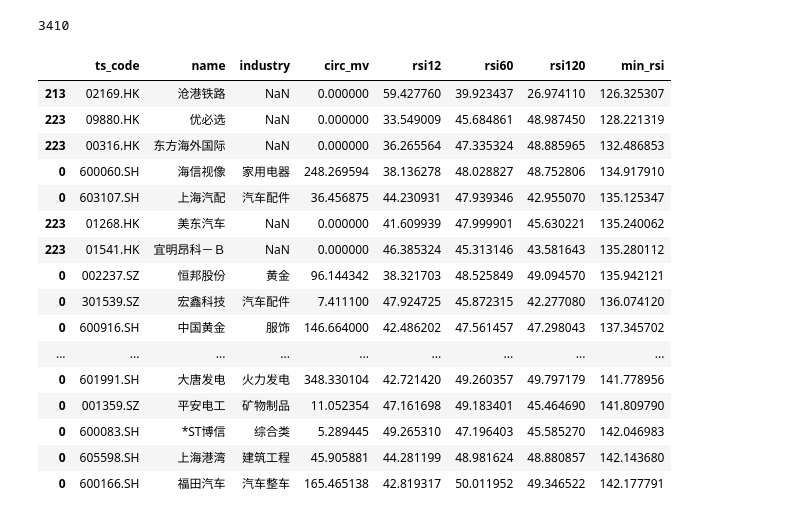
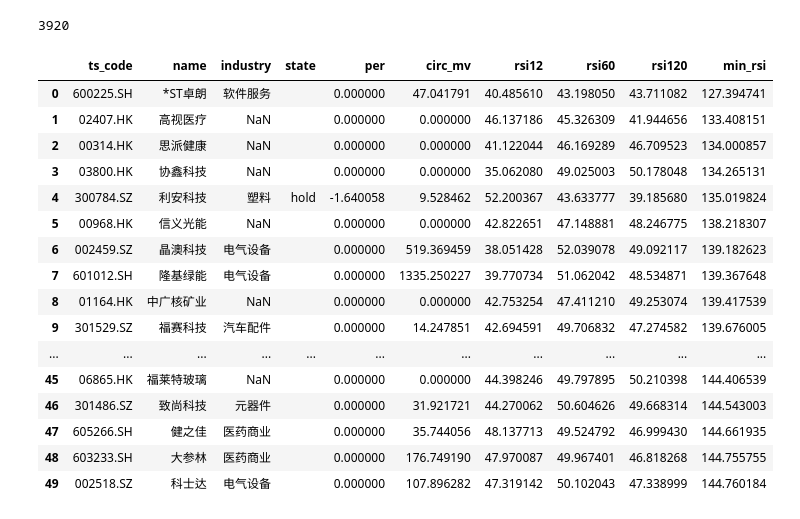
Before and after one commit to pickteemo/stock, a Jupyter notebook: 4_sort.ipynb, the cells around one changed output. Drawn from its saved outputs; the diff is of its cells as text; code cells hidden in the pictures.

```diff
--- a/4_sort.ipynb
+++ b/4_sort.ipynb
@@ -21 +14,20 @@ import shutil
+# %%
+stock_basic_df = pd.read_csv("./data/stock_basic_df.csv")
+ggt_df = pd.read_csv("./data/ggt_basic_df.csv")
+etf_df = pd.read_csv("./data/etf_basic_df.csv")
+fetf_df = pd.read_csv("./data/fetf_basic_df.csv")
+basic_df = pd.read_csv("./data/basic_df.csv")
+
+def chnname(code):
+    name = ''
+    if code in basic_df['ts_code'].values:
+        name = basic_df.loc[basic_df['ts_code'] == code, 'name'].values[0]
+    elif code in fetf_df['ts_code'].values:
+        name = fetf_df.loc[fetf_df['ts_code'] == code, 'name'].values[0]
+    return name
+def chnindustry(code):
+    industry = ''
+    if code in basic_df['ts_code'].values:
+        industry = basic_df.loc[basic_df['ts_code'] == code, 'industry'].values[0]
+    return industry
 # %%
@@ -223,6 +378,5 @@ base_pb:  1.10272 base_df_per:  1.10272
 # %%
 buy_df = pd.DataFrame()
-daily_data_dir = './data/daily'
 
 for b in buy_list:
     # 从 daily 里读 csv,只读第一行然后按 circ_mv 排序
@@ -232,8 +386,8 @@ for b in buy_list:
     df = df.sort_values(by="trade_date", ascending=False)
     df = df.head(1)
     ts_code = df['ts_code'].iloc[0]
-    name = basic_df.loc[basic_df['ts_code'] == ts_code, 'name'].values[0]
-    industry = basic_df.loc[basic_df['ts_code'] == ts_code, 'industry'].values[0]
+    name = chnname(ts_code)
+    industry = chnindustry(ts_code)
     df['name'] = name
     df['industry'] = industry
     buy_df = pd.concat([buy_df, df])
@@ -241,7 +395,9 @@ for b in buy_list:
 buy_df["min_rsi"] = buy_df['rsi12'] + buy_df['rsi60'] + buy_df['rsi120']
 buy_df = buy_df.sort_values(by="min_rsi", ascending=True)
 buy_df['circ_mv'] = buy_df['circ_mv'] / 1e4
+buy_df.reset_index(inplace=True)
+apply_info(buy_df)
 buy_df.to_csv("data/buy_df.csv")
 print(len(buy_df))
-buy_df[['ts_code', 'name','industry','circ_mv','rsi12','rsi60','rsi120','min_rsi']].head(50)
+buy_df[['ts_code', 'name','industry','state','per','circ_mv','rsi12','rsi60','rsi120','min_rsi']].head(50)
 # %% [output]
@@ -266,42 +422,44 @@ buy_df[['ts_code', 'name','industry','circ_mv','rsi12','rsi60','rsi120','min_rsi
 # %%
 up_df = pd.DataFrame()
 
 for b in tqdm.tqdm(up_list, desc="Processing"):
     # 从 daily 里读 csv,只读第一行然后按 circ_mv 排序
     df = pd.read_csv(os.path.join(daily_data_dir, f"{b}.csv"))
     df = apply_rsi(df)
     df = df.sort_values(by="trade_date", ascending=False)
     df = df.head(1)
     ts_code = df['ts_code'].iloc[0]
-    name = basic_df.loc[basic_df['ts_code'] == ts_code, 'name'].values[0]
-    industry = basic_df.loc[basic_df['ts_code'] == ts_code, 'industry'].values[0]
+    name = chnname(ts_code)
+    industry = chnindustry(ts_code)
     df['name'] = name
     df['industry'] = industry
     df['name'] = name
     up_df = pd.concat([up_df, df])
 
 print(len(up_df))
 up_df["min_rsi"] = up_df['rsi12'] + up_df['rsi60'] + up_df['rsi120']
 up_df = up_df.sort_values(by="min_rsi", ascending=True)
 up_df['circ_mv'] = up_df['circ_mv'] / 1e4
+up_df.reset_index(inplace=True)
+apply_info(up_df)
 up_df.to_csv("data/up_df.csv")
-up_df[['ts_code', 'name', 'industry','circ_mv','rsi12','rsi60','rsi120','min_rsi']].head(50)
+up_df[['ts_code', 'name', 'industry','state','per','circ_mv','rsi12','rsi60','rsi120','min_rsi']].head(50)
 # %% [output]
-3410
+3920
-|  | ts_code | name | industry | circ_mv | rsi12 | rsi60 | rsi120 | min_rsi |
-| 213 | 02169.HK | 沧港铁路 | NaN | 0.000000 | 59.427760 | 39.923437 | 26.974110 | 126.325307 |
-| 223 | 09880.HK | 优必选 | NaN | 0.000000 | 33.549009 | 45.684861 | 48.987450 | 128.221319 |
-| 223 | 00316.HK | 东方海外国际 | NaN | 0.000000 | 36.265564 | 47.335324 | 48.885965 | 132.486853 |
-| 0 | 600060.SH | 海信视像 | 家用电器 | 248.269594 | 38.136278 | 48.028827 | 48.752806 | 134.917910 |
-| 0 | 603107.SH | 上海汽配 | 汽车配件 | 36.456875 | 44.230931 | 47.939346 | 42.955070 | 135.125347 |
-| 223 | 01268.HK | 美东汽车 | NaN | 0.000000 | 41.609939 | 47.999901 | 45.630221 | 135.240062 |
-| 223 | 01541.HK | 宜明昂科－Ｂ | NaN | 0.000000 | 46.385324 | 45.313146 | 43.581643 | 135.280112 |
-| 0 | 002237.SZ | 恒邦股份 | 黄金 | 96.144342 | 38.321703 | 48.525849 | 49.094570 | 135.942121 |
-| 0 | 301539.SZ | 宏鑫科技 | 汽车配件 | 7.411100 | 47.924725 | 45.872315 | 42.277080 | 136.074120 |
-| 0 | 600916.SH | 中国黄金 | 服饰 | 146.664000 | 42.486202 | 47.561457 | 47.298043 | 137.345702 |
-| ... | ... | ... | ... | ... | ... | ... | ... | ... |
-| 0 | 601991.SH | 大唐发电 | 火力发电 | 348.330104 | 42.721420 | 49.260357 | 49.797179 | 141.778956 |
-| 0 | 001359.SZ | 平安电工 | 矿物制品 | 11.052354 | 47.161698 | 49.183401 | 45.464690 | 141.809790 |
-| 0 | 600083.SH | *ST博信 | 综合类 | 5.289445 | 49.265310 | 47.196403 | 45.585270 | 142.046983 |
-| 0 | 605598.SH | 上海港湾 | 建筑工程 | 45.905881 | 44.281199 | 48.981624 | 48.880857 | 142.143680 |
-| 0 | 600166.SH | 福田汽车 | 汽车整车 | 165.465138 | 42.819317 | 50.011952 | 49.346522 | 142.177791 |
+|  | ts_code | name | industry | state | per | circ_mv | rsi12 | rsi60 | rsi120 | min_rsi |
+| 0 | 600225.SH | *ST卓朗 | 软件服务 |  | 0.000000 | 47.041791 | 40.485610 | 43.198050 | 43.711082 | 127.394741 |
+| 1 | 02407.HK | 高视医疗 | NaN |  | 0.000000 | 0.000000 | 46.137186 | 45.326309 | 41.944656 | 133.408151 |
+| 2 | 00314.HK | 思派健康 | NaN |  | 0.000000 | 0.000000 | 41.122044 | 46.169289 | 46.709523 | 134.000857 |
+| 3 | 03800.HK | 协鑫科技 | NaN |  | 0.000000 | 0.000000 | 35.062080 | 49.025003 | 50.178048 | 134.265131 |
+| 4 | 300784.SZ | 利安科技 | 塑料 | hold | -1.640058 | 9.528462 | 52.200367 | 43.633777 | 39.185680 | 135.019824 |
+| 5 | 00968.HK | 信义光能 | NaN |  | 0.000000 | 0.000000 | 42.822651 | 47.148881 | 48.246775 | 138.218307 |
+| 6 | 002459.SZ | 晶澳科技 | 电气设备 |  | 0.000000 | 519.369459 | 38.051428 | 52.039078 | 49.092117 | 139.182623 |
+| 7 | 601012.SH | 隆基绿能 | 电气设备 |  | 0.000000 | 1335.250227 | 39.770734 | 51.062042 | 48.534871 | 139.367648 |
+| 8 | 01164.HK | 中广核矿业 | NaN |  | 0.000000 | 0.000000 | 42.753254 | 47.411210 | 49.253074 | 139.417539 |
+| 9 | 301529.SZ | 福赛科技 | 汽车配件 |  | 0.000000 | 14.247851 | 42.694591 | 49.706832 | 47.274582 | 139.676005 |
+| ... | ... | ... | ... | ... | ... | ... | ... | ... | ... | ... |
+| 45 | 06865.HK | 福莱特玻璃 | NaN |  | 0.000000 | 0.000000 | 44.398246 | 49.797895 | 50.210398 | 144.406539 |
+| 46 | 301486.SZ | 致尚科技 | 元器件 |  | 0.000000 | 31.921721 | 44.270062 | 50.604626 | 49.668314 | 144.543003 |
+| 47 | 605266.SH | 健之佳 | 医药商业 |  | 0.000000 | 35.744056 | 48.137713 | 49.524792 | 46.999430 | 144.661935 |
+| 48 | 603233.SH | 大参林 | 医药商业 |  | 0.000000 | 176.749190 | 47.970087 | 49.967401 | 46.818268 | 144.755755 |
+| 49 | 002518.SZ | 科士达 | 电气设备 |  | 0.000000 | 107.896282 | 47.319142 | 50.102043 | 47.338999 | 144.760184 |
```
Also changed, not shown: parts of 13 cells of this notebook, 4 other files.
